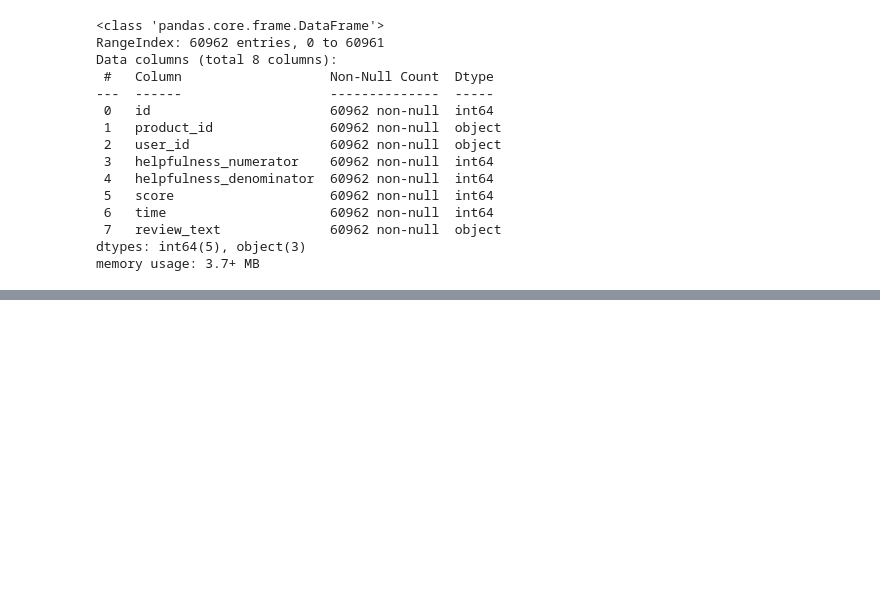
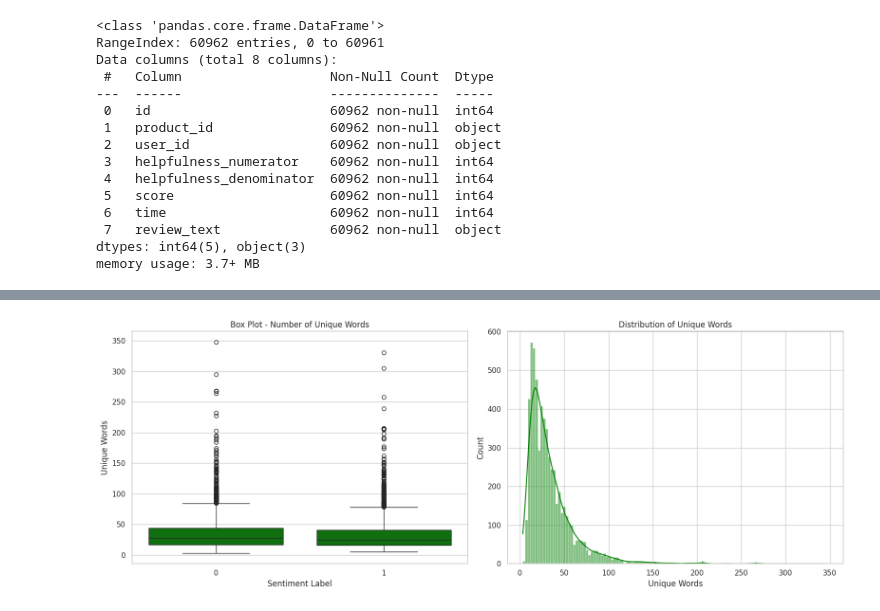
Before and after one commit to karthikponna/sentiment_analysis_MLOps, a Jupyter notebook: analysis/EDA.ipynb, the cells around one changed output, grey strips where cells are left out. Saved outputs shown, nothing was run; the diff lists cells and outputs as text; code cells hidden in the pictures; blank space fills up the shorter version.

```diff
--- a/analysis/EDA.ipynb
+++ b/analysis/EDA.ipynb
@@ -1147,0 +202,19 @@ NameError: name 'model' is not defined
+# %%
+# 3. Box Plot and Distribution Plot of `number_of_unique_words`
+plt.figure(figsize=(16, 6))
+
+plt.subplot(1, 2, 1)
+sns.boxplot(x='label', y='number_of_unique_words', data=df_featured, color='green')
+plt.title("Box Plot - Number of Unique Words")
+plt.xlabel("Sentiment Label")
+plt.ylabel("Unique Words")
+
+plt.subplot(1, 2, 2)
+sns.histplot(df_featured['number_of_unique_words'], kde=True, color='green')
+plt.title("Distribution of Unique Words")
+plt.xlabel("Unique Words")
+
+plt.tight_layout()
+plt.show()
+# %% [output]
+[figure, added]
```
Also changed, not shown: parts of 42 cells of this notebook.
